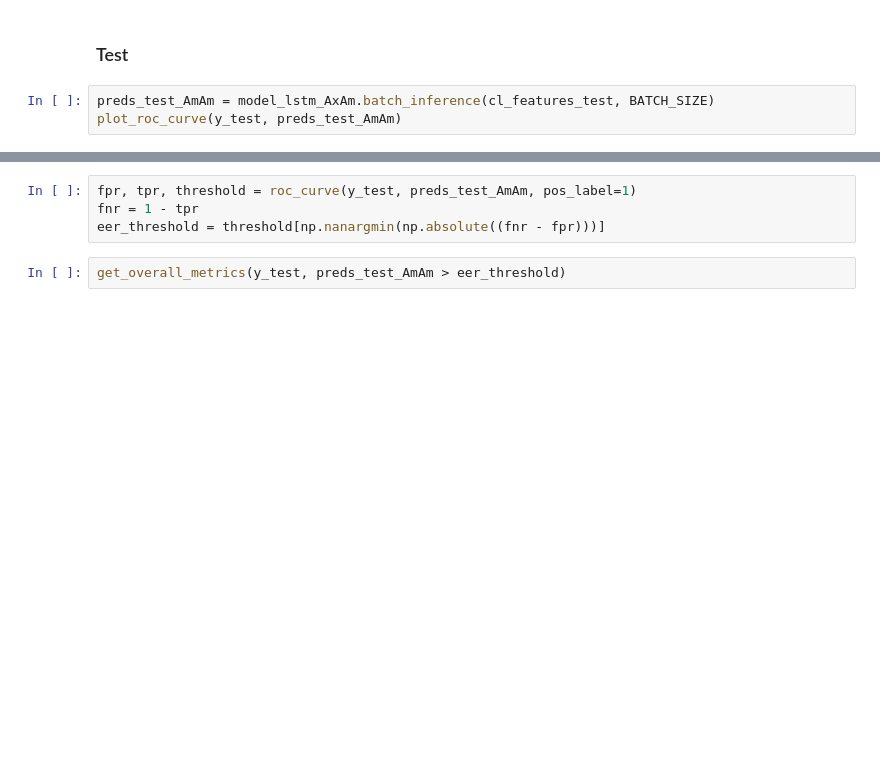
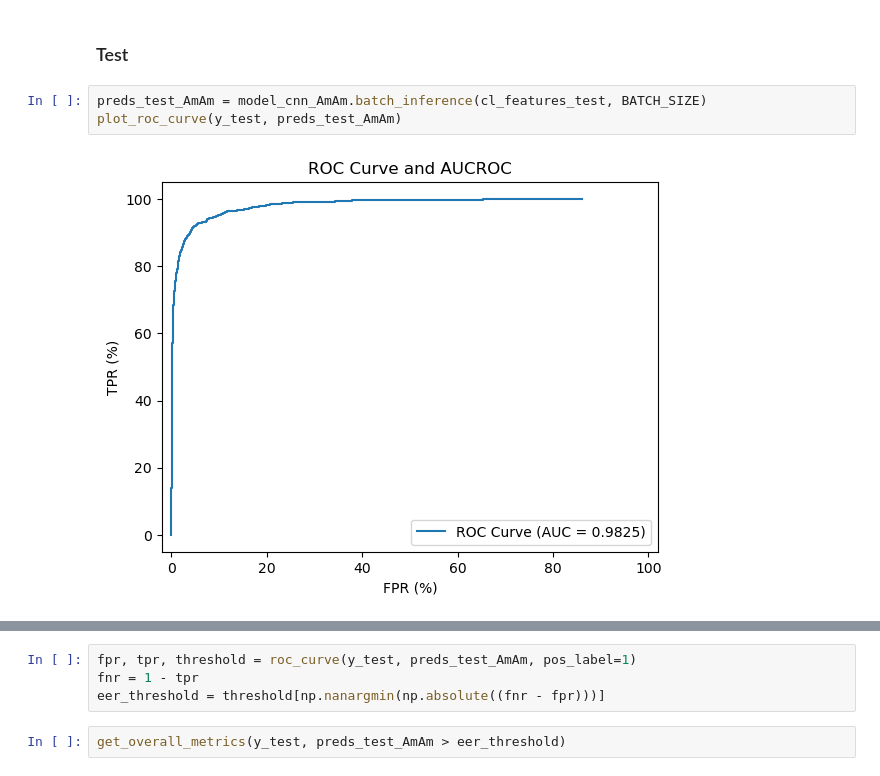
Before and after one commit to jcfl1/Autoencoder-based-DGA-Detection, a Jupyter notebook: src/baselines/cnn_detection_experiments.ipynb, the cells around one changed output, grey strips where cells are left out. Cells and saved outputs as stored; diff of their text form; blank space fills up the shorter version.

```diff
--- a/src/baselines/cnn_detection_experiments.ipynb
+++ b/src/baselines/cnn_detection_experiments.ipynb
@@ -184,7 +203,9 @@ get_overall_metrics(y_val, preds_val_AmAm > BEST_VALIDATION_THRESHOLD_AMAM)
 # %% [markdown]
 ### Test
 # %%
-preds_test_AmAm = model_lstm_AxAm.batch_inference(cl_features_test, BATCH_SIZE)
+preds_test_AmAm = model_cnn_AmAm.batch_inference(cl_features_test, BATCH_SIZE)
 plot_roc_curve(y_test, preds_test_AmAm)
+# %% [output]
+[figure, added]
 # %%
 get_overall_metrics(y_test, preds_test_AmAm > BEST_VALIDATION_THRESHOLD_AMAM)
```
Also changed, not shown: parts of 9 cells of this notebook, 7 other files.
